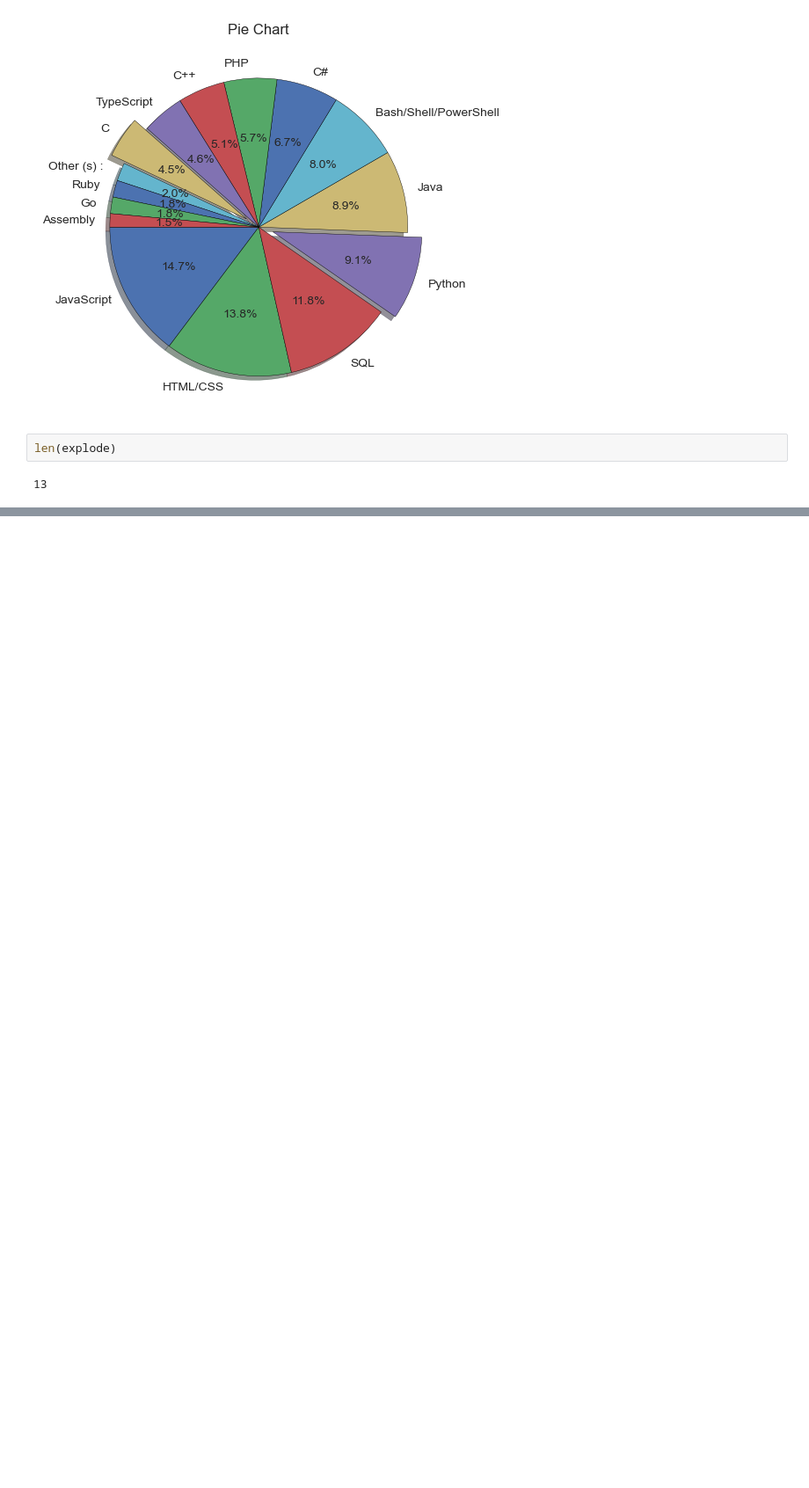
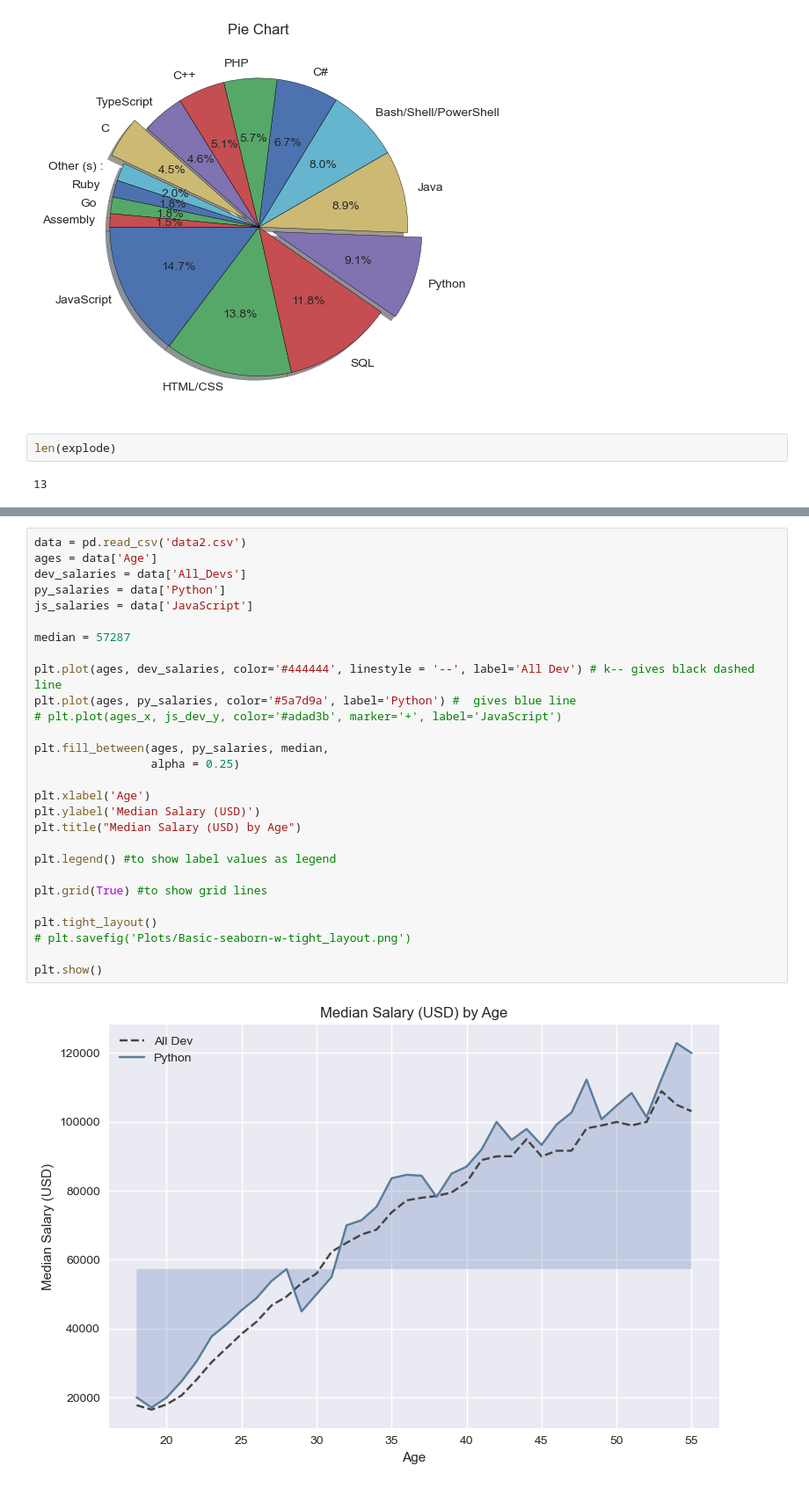
Before and after one commit to raovarun91/visualisations, a Jupyter notebook: Samples-Matplotlib.ipynb, the cells around one changed output, grey strips where cells are left out. Shown at 88% size. Drawn from its saved outputs; the diff is of its cells as text; blank space fills up the shorter version.

Commit message:
Filled Lines Day

```diff
--- a/Samples-Matplotlib.ipynb
+++ b/Samples-Matplotlib.ipynb
@@ -302,0 +333,30 @@ len(explode)
+# %%
+data = pd.read_csv('data2.csv')
+ages = data['Age']
+dev_salaries = data['All_Devs']
+py_salaries = data['Python']
+js_salaries = data['JavaScript']
+
+median = 57287
+
+plt.plot(ages, dev_salaries, color='#444444', linestyle = '--', label='All Dev') # k-- gives black dashed line
+plt.plot(ages, py_salaries, color='#5a7d9a', label='Python') #  gives blue line
+# plt.plot(ages_x, js_dev_y, color='#adad3b', marker='+', label='JavaScript')
+
+plt.fill_between(ages, py_salaries, median,
+                 alpha = 0.25)
+
+plt.xlabel('Age')
+plt.ylabel('Median Salary (USD)')
+plt.title("Median Salary (USD) by Age")
+
+plt.legend() #to show label values as legend
+
+plt.grid(True) #to show grid lines
+
+plt.tight_layout()
+# plt.savefig('Plots/Basic-seaborn-w-tight_layout.png')
+
+plt.show()
+# %% [output]
+[figure, added]
```
Also changed, not shown: parts of 4 cells of this notebook, 2 other files.
